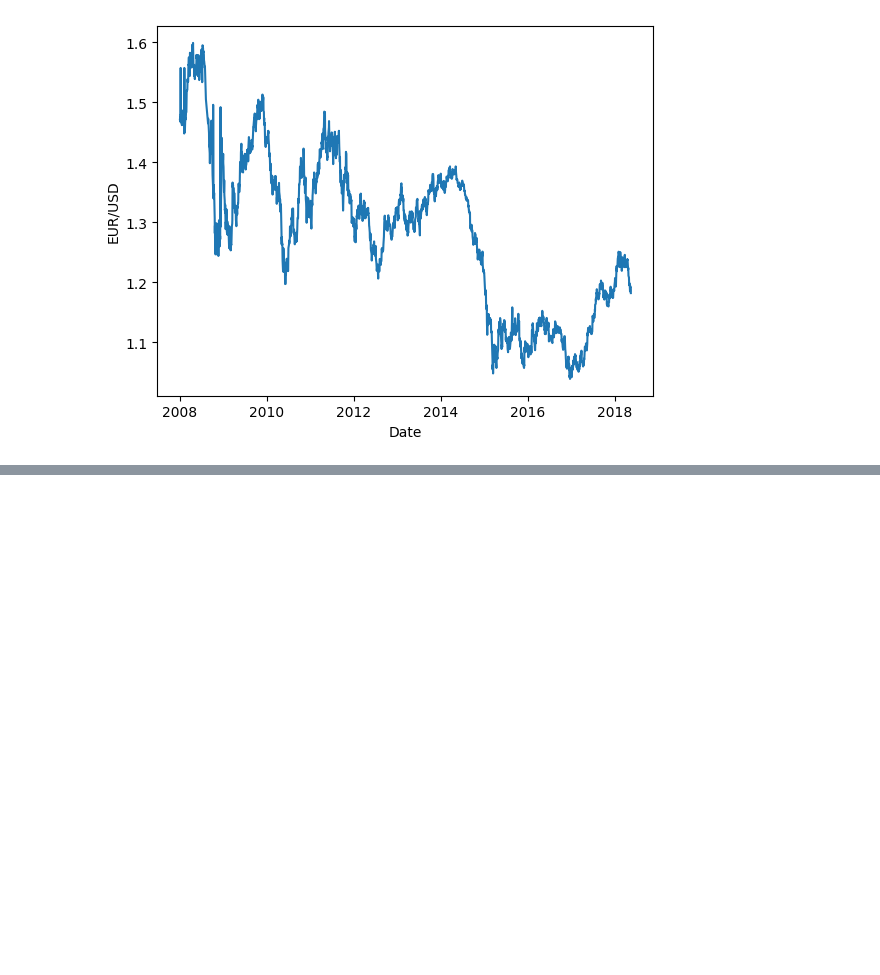
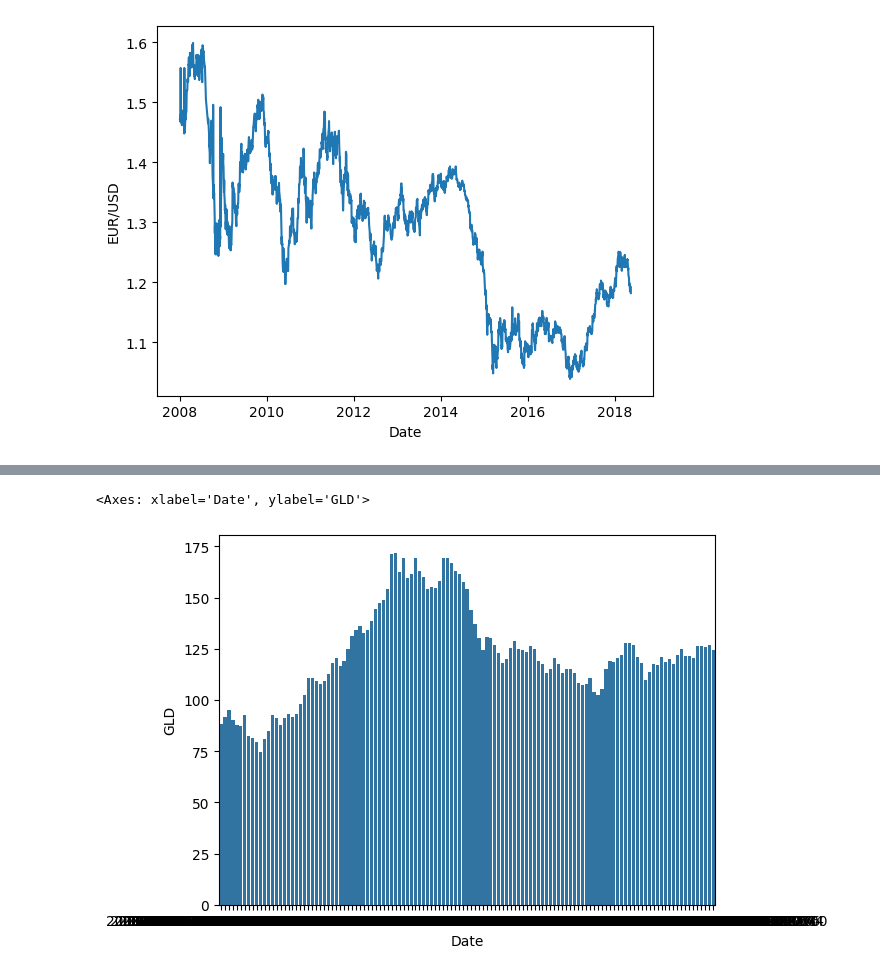
Before and after one commit to Himmu5/data-analysis, a Jupyter notebook: notebooks/gold_price_analysis.ipynb, the cells around one changed output, grey strips where cells are left out. Saved outputs shown, nothing was run; the diff lists cells and outputs as text; code cells hidden in the pictures; blank space fills up the shorter version.

Commit message:
feat: gold data analysis added

```diff
--- a/notebooks/gold_price_analysis.ipynb
+++ b/notebooks/gold_price_analysis.ipynb
@@ -123,3 +123,7 @@ sns.lineplot(data=gold_data, x="Date", y='EUR/USD')
 # %% [output]
 <Axes: xlabel='Date', ylabel='EUR/USD'>
 [figure]
+# %%
+gold_data["Date"] = pd.to_datetime(gold_data['Date'])
+monthly_gold_data = gold_data.groupby(gold_data['Date'].dt.to_period("M")).mean()[["Date", "GLD"]]
+monthly_gold_data
@@ -125,0 +145,5 @@ sns.lineplot(data=gold_data, x="Date", y='EUR/USD')
+# %%
+sns.barplot(data=monthly_gold_data, x="Date", y="GLD")
+# %% [output]
+<Axes: xlabel='Date', ylabel='GLD'>
+[figure, added]
```
Also changed, not shown: parts of 10 cells of this notebook.
